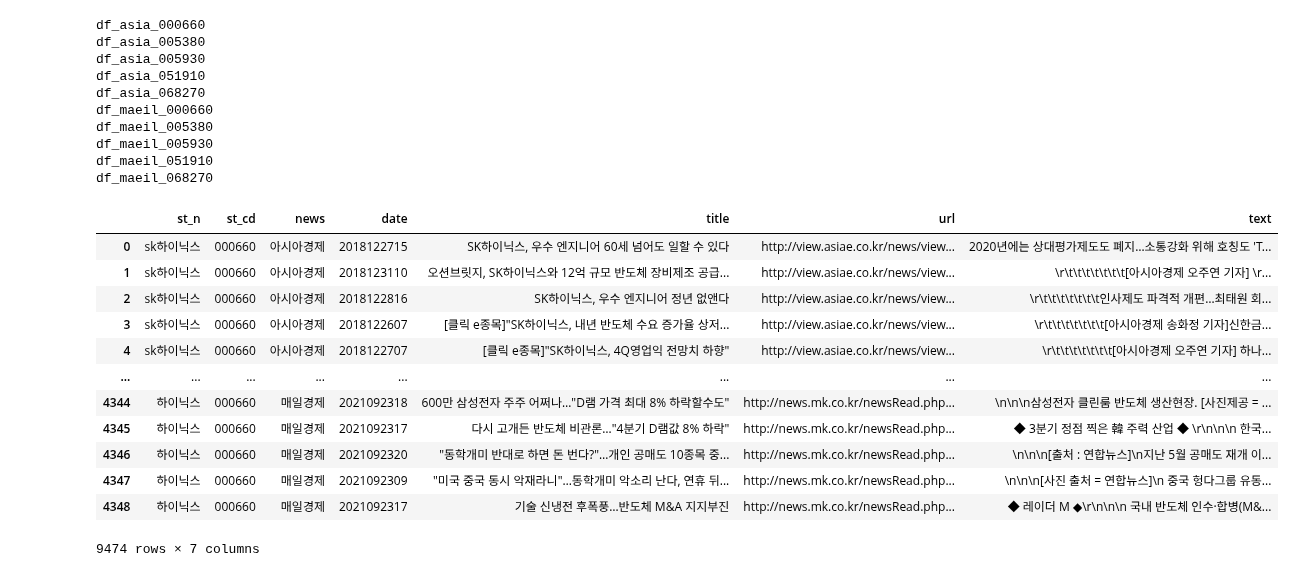
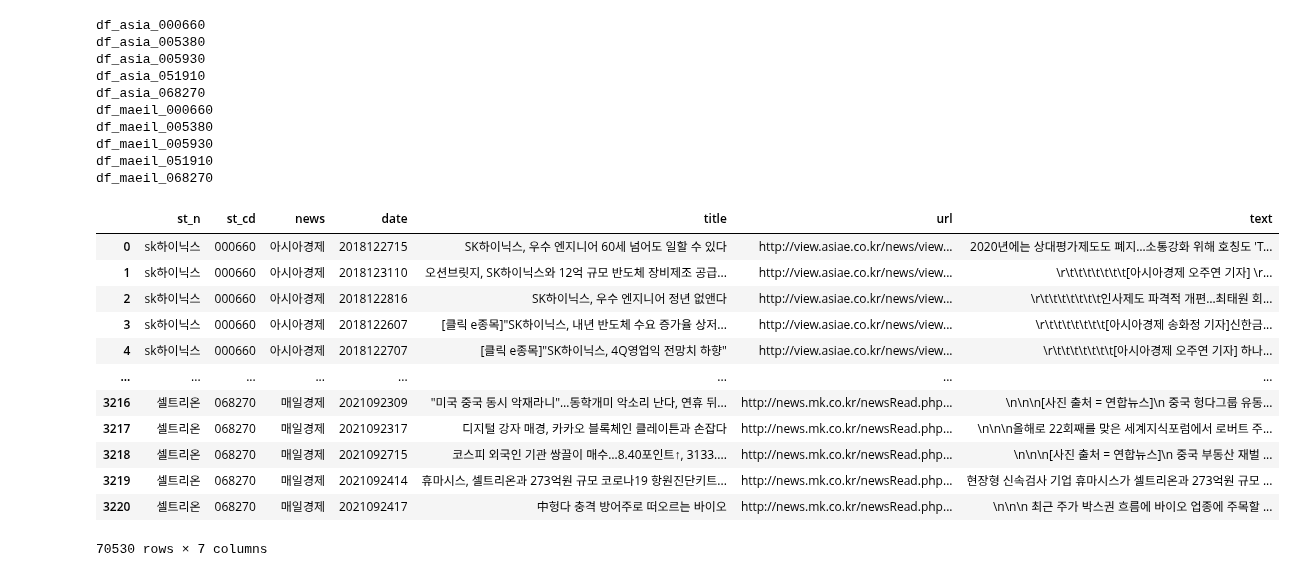
Before and after one commit to chaerui7967/stock_predict_news_and_youtube, a Jupyter notebook: Sentiment_Analysis/data/감성분석_labeling/감성사전_labeling.ipynb, the cells around one changed output. Drawn from its saved outputs; the diff is of its cells as text; code cells hidden in the pictures.

```diff
--- a/Sentiment_Analysis/data/감성분석_labeling/감성사전_labeling.ipynb
+++ b/Sentiment_Analysis/data/감성분석_labeling/감성사전_labeling.ipynb
@@ -81,16 +82,0 @@ df_000660 = pd.concat([df_asia_000660,df_maeil_000660])
-# %%
-df_000660
-# %% [output]
-|  | st_n | st_cd | news | date | title | url | text |
-| 0 | sk하이닉스 | 000660 | 아시아경제 | 2018122715 | SK하이닉스, 우수 엔지니어 60세 넘어도 일할 수 있다 | http://view.asiae.co.kr/news/view... | 2020년에는 상대평가제도도 폐지…소통강화 위해 호칭도 'T... |
-| 1 | sk하이닉스 | 000660 | 아시아경제 | 2018123110 | 오션브릿지, SK하이닉스와 12억 규모 반도체 장비제조 공급... | http://view.asiae.co.kr/news/view... | \r\t\t\t\t\t\t\t[아시아경제 오주연 기자] \r... |
-| 2 | sk하이닉스 | 000660 | 아시아경제 | 2018122816 | SK하이닉스, 우수 엔지니어 정년 없앤다 | http://view.asiae.co.kr/news/view... | \r\t\t\t\t\t\t\t인사제도 파격적 개편…최태원 회... |
-| 3 | sk하이닉스 | 000660 | 아시아경제 | 2018122607 | [클릭 e종목]"SK하이닉스, 내년 반도체 수요 증가율 상저... | http://view.asiae.co.kr/news/view... | \r\t\t\t\t\t\t\t[아시아경제 송화정 기자]신한금... |
-| 4 | sk하이닉스 | 000660 | 아시아경제 | 2018122707 | [클릭 e종목]"SK하이닉스, 4Q영업익 전망치 하향" | http://view.asiae.co.kr/news/view... | \r\t\t\t\t\t\t\t[아시아경제 오주연 기자] 하나... |
-| ... | ... | ... | ... | ... | ... | ... | ... |
-| 4344 | 하이닉스 | 000660 | 매일경제 | 2021092318 | 600만 삼성전자 주주 어쩌나…"D램 가격 최대 8% 하락할수도" | http://news.mk.co.kr/newsRead.php... | \n\n\n삼성전자 클린룸 반도체 생산현장. [사진제공 = ... |
-| 4345 | 하이닉스 | 000660 | 매일경제 | 2021092317 | 다시 고개든 반도체 비관론…"4분기 D램값 8% 하락" | http://news.mk.co.kr/newsRead.php... | ◆ 3분기 정점 찍은 韓 주력 산업 ◆ \r\n\n\n 한국... |
-| 4346 | 하이닉스 | 000660 | 매일경제 | 2021092320 | "동학개미 반대로 하면 돈 번다?"…개인 공매도 10종목 중... | http://news.mk.co.kr/newsRead.php... | \n\n\n[출처 : 연합뉴스]\n지난 5월 공매도 재개 이... |
-| 4347 | 하이닉스 | 000660 | 매일경제 | 2021092309 | "미국 중국 동시 악재라니"…동학개미 악소리 난다, 연휴 뒤... | http://news.mk.co.kr/newsRead.php... | \n\n\n[사진 출처 = 연합뉴스]\n 중국 헝다그룹 유동... |
-| 4348 | 하이닉스 | 000660 | 매일경제 | 2021092317 | 기술 신냉전 후폭풍…반도체 M&A 지지부진 | http://news.mk.co.kr/newsRead.php... | ◆ 레이더 M ◆\r\n\n\n 국내 반도체 인수·합병(M&... |
-9474 rows × 7 columns
@@ -97,2 +85,18 @@ df_000660
+# %%
+df_total
+# %% [output]
+|  | st_n | st_cd | news | date | title | url | text |
+| 0 | sk하이닉스 | 000660 | 아시아경제 | 2018122715 | SK하이닉스, 우수 엔지니어 60세 넘어도 일할 수 있다 | http://view.asiae.co.kr/news/view... | 2020년에는 상대평가제도도 폐지…소통강화 위해 호칭도 'T... |
+| 1 | sk하이닉스 | 000660 | 아시아경제 | 2018123110 | 오션브릿지, SK하이닉스와 12억 규모 반도체 장비제조 공급... | http://view.asiae.co.kr/news/view... | \r\t\t\t\t\t\t\t[아시아경제 오주연 기자] \r... |
+| 2 | sk하이닉스 | 000660 | 아시아경제 | 2018122816 | SK하이닉스, 우수 엔지니어 정년 없앤다 | http://view.asiae.co.kr/news/view... | \r\t\t\t\t\t\t\t인사제도 파격적 개편…최태원 회... |
+| 3 | sk하이닉스 | 000660 | 아시아경제 | 2018122607 | [클릭 e종목]"SK하이닉스, 내년 반도체 수요 증가율 상저... | http://view.asiae.co.kr/news/view... | \r\t\t\t\t\t\t\t[아시아경제 송화정 기자]신한금... |
+| 4 | sk하이닉스 | 000660 | 아시아경제 | 2018122707 | [클릭 e종목]"SK하이닉스, 4Q영업익 전망치 하향" | http://view.asiae.co.kr/news/view... | \r\t\t\t\t\t\t\t[아시아경제 오주연 기자] 하나... |
+| ... | ... | ... | ... | ... | ... | ... | ... |
+| 3216 | 셀트리온 | 068270 | 매일경제 | 2021092309 | "미국 중국 동시 악재라니"…동학개미 악소리 난다, 연휴 뒤... | http://news.mk.co.kr/newsRead.php... | \n\n\n[사진 출처 = 연합뉴스]\n 중국 헝다그룹 유동... |
+| 3217 | 셀트리온 | 068270 | 매일경제 | 2021092317 | 디지털 강자 매경, 카카오 블록체인 클레이튼과 손잡다 | http://news.mk.co.kr/newsRead.php... | \n\n\n올해로 22회째를 맞은 세계지식포럼에서 로버트 주... |
+| 3218 | 셀트리온 | 068270 | 매일경제 | 2021092715 | 코스피 외국인 기관 쌍끌이 매수…8.40포인트↑, 3133.... | http://news.mk.co.kr/newsRead.php... | \n\n\n[사진 출처 = 연합뉴스]\n 중국 부동산 재벌 ... |
+| 3219 | 셀트리온 | 068270 | 매일경제 | 2021092414 | 휴마시스, 셀트리온과 273억원 규모 코로나19 항원진단키트... | http://news.mk.co.kr/newsRead.php... | 현장형 신속검사 기업 휴마시스가 셀트리온과 273억원 규모 ... |
+| 3220 | 셀트리온 | 068270 | 매일경제 | 2021092417 | 中헝다 충격 방어주로 떠오르는 바이오 | http://news.mk.co.kr/newsRead.php... | \n\n\n 최근 주가 박스권 흐름에 바이오 업종에 주목할 ... |
+70530 rows × 7 columns
 # %%
 j = 0
```
Also changed, not shown: parts of 8 cells of this notebook.
